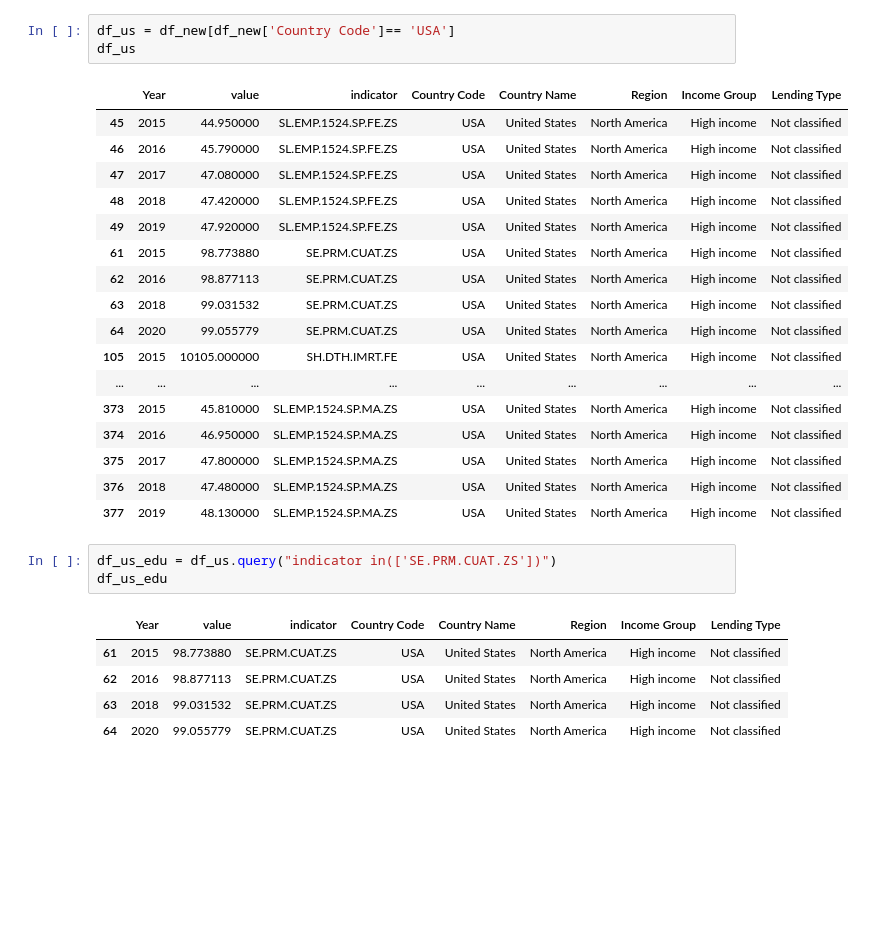
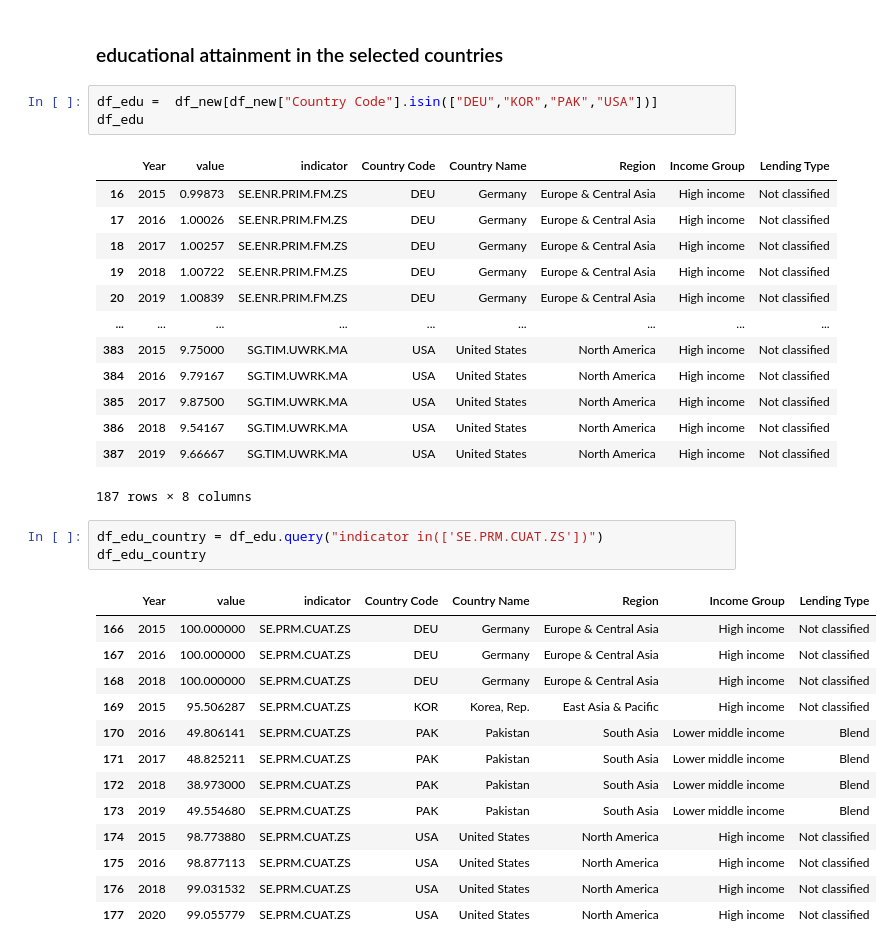
Before and after one commit to sruthib22/data690_Sruthi, a Jupyter notebook: Individual_project/Individual_project_Part_B_Draft.ipynb, the cells around one changed output. Drawn from its saved outputs; the diff is of its cells as text; blank space fills up the shorter version.

```diff
--- a/Individual_project/Individual_project_Part_B_Draft.ipynb
+++ b/Individual_project/Individual_project_Part_B_Draft.ipynb
@@ -131,31 +199,37 @@ fig.show()
+# %% [markdown]
+### educational attainment in the selected countries
 # %%
-df_us = df_new[df_new['Country Code']== 'USA']
-df_us
+df_edu =  df_new[df_new["Country Code"].isin(["DEU","KOR","PAK","USA"])]
+df_edu
 # %% [output]
 |  | Year | value | indicator | Country Code | Country Name | Region | Income Group | Lending Type |
-| 45 | 2015 | 44.950000 | SL.EMP.1524.SP.FE.ZS | USA | United States | North America | High income | Not classified |
-| 46 | 2016 | 45.790000 | SL.EMP.1524.SP.FE.ZS | USA | United States | North America | High income | Not classified |
-| 47 | 2017 | 47.080000 | SL.EMP.1524.SP.FE.ZS | USA | United States | North America | High income | Not classified |
-| 48 | 2018 | 47.420000 | SL.EMP.1524.SP.FE.ZS | USA | United States | North America | High income | Not classified |
-| 49 | 2019 | 47.920000 | SL.EMP.1524.SP.FE.ZS | USA | United States | North America | High income | Not classified |
-| 61 | 2015 | 98.773880 | SE.PRM.CUAT.ZS | USA | United States | North America | High income | Not classified |
-| 62 | 2016 | 98.877113 | SE.PRM.CUAT.ZS | USA | United States | North America | High income | Not classified |
-| 63 | 2018 | 99.031532 | SE.PRM.CUAT.ZS | USA | United States | North America | High income | Not classified |
-| 64 | 2020 | 99.055779 | SE.PRM.CUAT.ZS | USA | United States | North America | High income | Not classified |
-| 105 | 2015 | 10105.000000 | SH.DTH.IMRT.FE | USA | United States | North America | High income | Not classified |
+| 16 | 2015 | 0.99873 | SE.ENR.PRIM.FM.ZS | DEU | Germany | Europe & Central Asia | High income | Not classified |
+| 17 | 2016 | 1.00026 | SE.ENR.PRIM.FM.ZS | DEU | Germany | Europe & Central Asia | High income | Not classified |
+| 18 | 2017 | 1.00257 | SE.ENR.PRIM.FM.ZS | DEU | Germany | Europe & Central Asia | High income | Not classified |
+| 19 | 2018 | 1.00722 | SE.ENR.PRIM.FM.ZS | DEU | Germany | Europe & Central Asia | High income | Not classified |
+| 20 | 2019 | 1.00839 | SE.ENR.PRIM.FM.ZS | DEU | Germany | Europe & Central Asia | High income | Not classified |
 | ... | ... | ... | ... | ... | ... | ... | ... | ... |
-| 373 | 2015 | 45.810000 | SL.EMP.1524.SP.MA.ZS | USA | United States | North America | High income | Not classified |
-| 374 | 2016 | 46.950000 | SL.EMP.1524.SP.MA.ZS | USA | United States | North America | High income | Not classified |
-| 375 | 2017 | 47.800000 | SL.EMP.1524.SP.MA.ZS | USA | United States | North America | High income | Not classified |
-| 376 | 2018 | 47.480000 | SL.EMP.1524.SP.MA.ZS | USA | United States | North America | High income | Not classified |
-| 377 | 2019 | 48.130000 | SL.EMP.1524.SP.MA.ZS | USA | United States | North America | High income | Not classified |
+| 383 | 2015 | 9.75000 | SG.TIM.UWRK.MA | USA | United States | North America | High income | Not classified |
+| 384 | 2016 | 9.79167 | SG.TIM.UWRK.MA | USA | United States | North America | High income | Not classified |
+| 385 | 2017 | 9.87500 | SG.TIM.UWRK.MA | USA | United States | North America | High income | Not classified |
+| 386 | 2018 | 9.54167 | SG.TIM.UWRK.MA | USA | United States | North America | High income | Not classified |
+| 387 | 2019 | 9.66667 | SG.TIM.UWRK.MA | USA | United States | North America | High income | Not classified |
+187 rows × 8 columns
 # %%
-df_us_edu = df_us.query("indicator in(['SE.PRM.CUAT.ZS'])")
-df_us_edu
+df_edu_country = df_edu.query("indicator in(['SE.PRM.CUAT.ZS'])")
+df_edu_country
 # %% [output]
 |  | Year | value | indicator | Country Code | Country Name | Region | Income Group | Lending Type |
-| 61 | 2015 | 98.773880 | SE.PRM.CUAT.ZS | USA | United States | North America | High income | Not classified |
-| 62 | 2016 | 98.877113 | SE.PRM.CUAT.ZS | USA | United States | North America | High income | Not classified |
-| 63 | 2018 | 99.031532 | SE.PRM.CUAT.ZS | USA | United States | North America | High income | Not classified |
-| 64 | 2020 | 99.055779 | SE.PRM.CUAT.ZS | USA | United States | North America | High income | Not classified |
+| 166 | 2015 | 100.000000 | SE.PRM.CUAT.ZS | DEU | Germany | Europe & Central Asia | High income | Not classified |
+| 167 | 2016 | 100.000000 | SE.PRM.CUAT.ZS | DEU | Germany | Europe & Central Asia | High income | Not classified |
+| 168 | 2018 | 100.000000 | SE.PRM.CUAT.ZS | DEU | Germany | Europe & Central Asia | High income | Not classified |
+| 169 | 2015 | 95.506287 | SE.PRM.CUAT.ZS | KOR | Korea, Rep. | East Asia & Pacific | High income | Not classified |
+| 170 | 2016 | 49.806141 | SE.PRM.CUAT.ZS | PAK | Pakistan | South Asia | Lower middle income | Blend |
+| 171 | 2017 | 48.825211 | SE.PRM.CUAT.ZS | PAK | Pakistan | South Asia | Lower middle income | Blend |
+| 172 | 2018 | 38.973000 | SE.PRM.CUAT.ZS | PAK | Pakistan | South Asia | Lower middle income | Blend |
+| 173 | 2019 | 49.554680 | SE.PRM.CUAT.ZS | PAK | Pakistan | South Asia | Lower middle income | Blend |
+| 174 | 2015 | 98.773880 | SE.PRM.CUAT.ZS | USA | United States | North America | High income | Not classified |
+| 175 | 2016 | 98.877113 | SE.PRM.CUAT.ZS | USA | United States | North America | High income | Not classified |
+| 176 | 2018 | 99.031532 | SE.PRM.CUAT.ZS | USA | United States | North America | High income | Not classified |
+| 177 | 2020 | 99.055779 | SE.PRM.CUAT.ZS | USA | United States | North America | High income | Not classified |
 # %%
```
Also changed, not shown: parts of 34 cells of this notebook.
